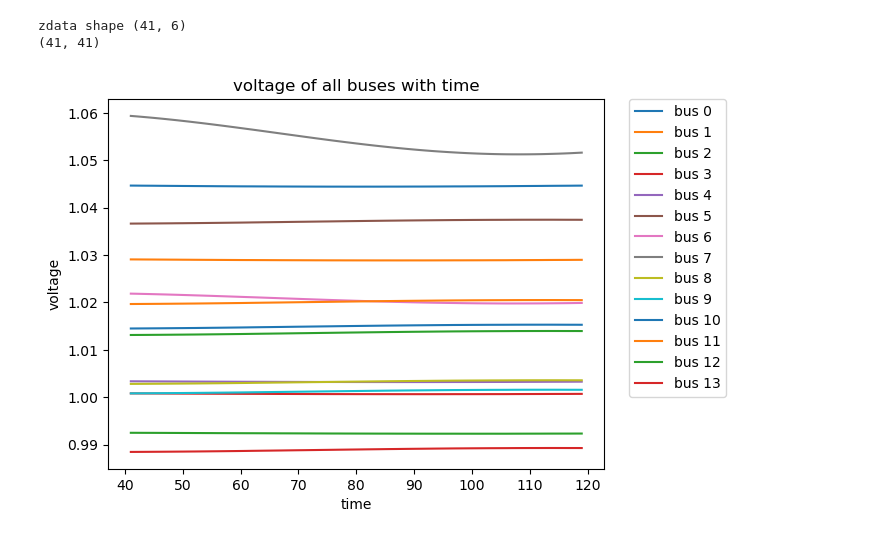
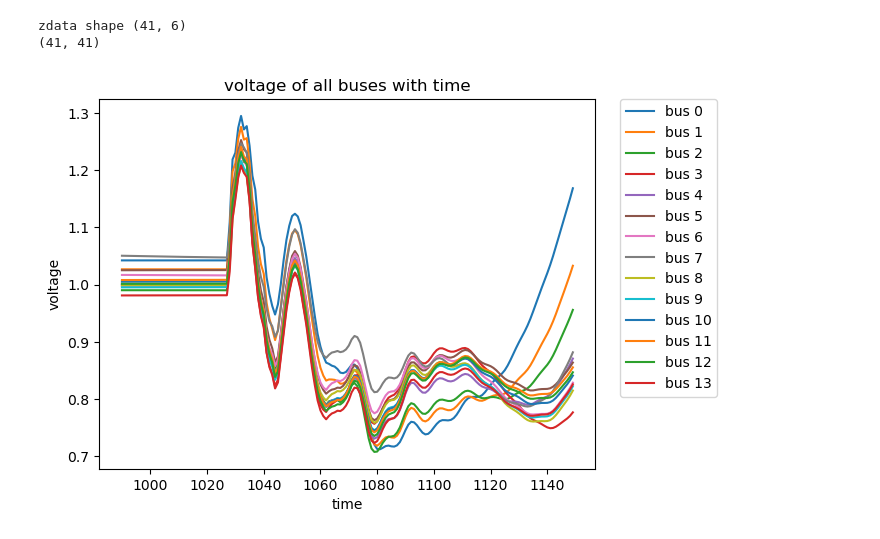
Before and after one commit to ayush-thakur/DSE_IEEE_14_bus, a Jupyter notebook: DSE_UKF_2.ipynb, the cells around one changed output. Drawn from its saved outputs; the diff is of its cells as text; code cells hidden in the pictures.

```diff
--- a/DSE_UKF_2.ipynb
+++ b/DSE_UKF_2.ipynb
@@ -394,7 +394,7 @@ def fx(x, dt):
     # print(FdotX)
     return FdotX
 # %%
-Pi=pd.read_csv("Zdata_small.csv")
+Pi=pd.read_csv("C:/Users/hp/Downloads/CaseNum_245Results_fault_modified.csv")
 nbus=14;
 Pi= Pi.to_numpy();
 num=14
@@ -405,7 +405,7 @@ num=14
 dim_x = 27 # state dimension
 dim_z = 41 # measurement dimension
 zdata = zdatas(0)
-print("zdata shape",zdata.shape)
+
 
 
 
@@ -437,7 +437,7 @@ x_g=[]
 y_g=[]
 for i2 in range(14):
     y_g.append([])
-for i in range (1,120):
+for i in range (950,1150):
     # h1=Hx(kf.x)
     zdata = zdatas(i)
     z1 = zdata[:,2]
@@ -463,31 +463,31 @@ for i in range (1,120):
         x_g.append(i)
 
         # plot.plot(range(1,nbus+1),kf.x[13:],label=f'{i}')
     # if(i%1000==0):
     # plot.title('Voltage Magnitude')
     # plot.xlabel('Bus number')
     # plot.ylabel('Magnitude (p.u.)')
     # plot.xlim(1,nbus)
     # plot.show()
 
 
 
     # ++++++++++++++++++++++
     # end of the results
     # ===================
 for i2 in range(14):
     plot.plot(x_g,y_g[i2],label=f'bus {i2}')
 plot.title('voltage of all buses with time')
 plot.xlabel('time')
 plot.ylabel('voltage')
 plot.legend(bbox_to_anchor=(1.05,1),loc='upper left', borderaxespad=0)
 plot.show()
 # plot.title('Voltage Magnitude')
 # plot.xlabel('Bus number')
 # plot.ylabel('Magnitude (p.u.)')
 # plot.xlim(1,nbus)
 # plot.show()
 # %% [output]
 zdata shape (41, 6)
 (41, 41)
-[figure, old version]
+[figure, new version]
```
Also changed, not shown: 3 other files.
